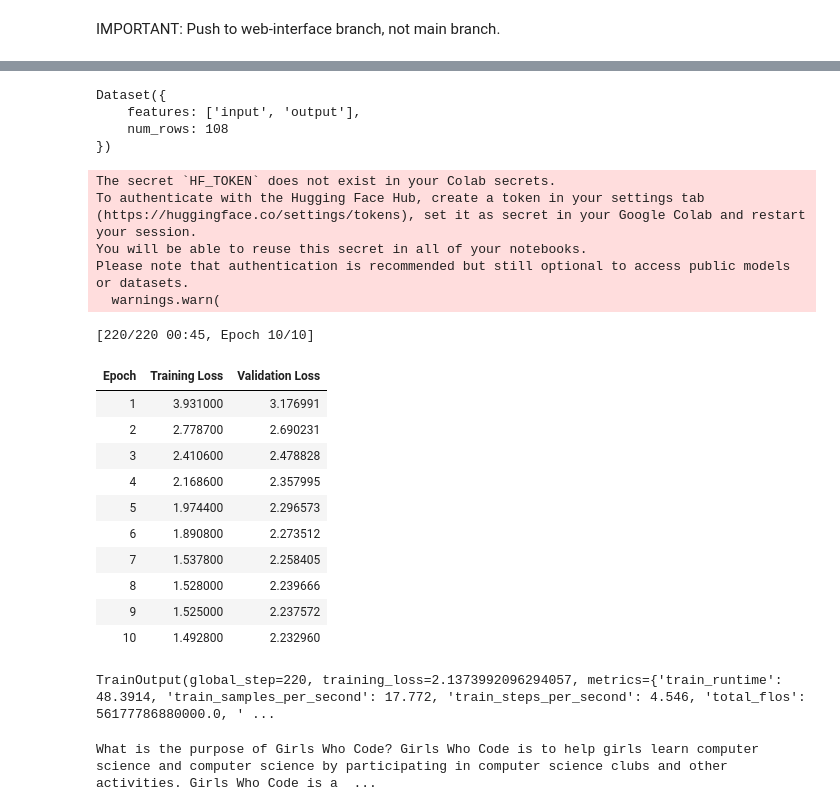
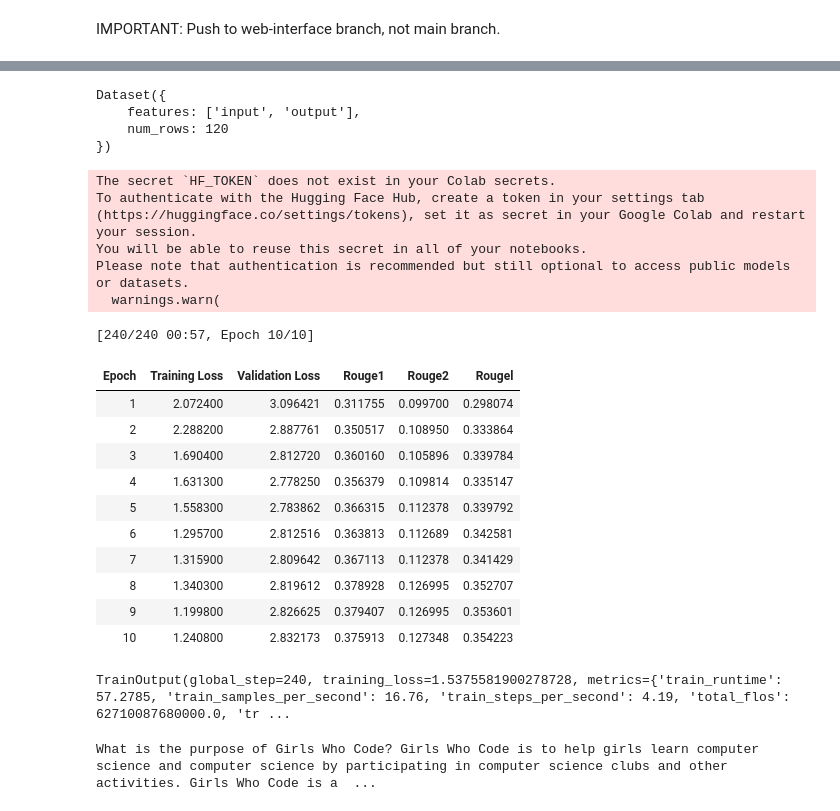
Before and after one commit to s-grzhang/gwc-chatbot, a Jupyter notebook: gwc_bot_working.ipynb, the cells around one changed output, grey strips where cells are left out. Drawn from its saved outputs; the diff is of its cells as text; code cells hidden in the pictures.

Commit message:
Apply ROUGE

```diff
--- a/gwc_bot_working.ipynb
+++ b/gwc_bot_working.ipynb
@@ -27,6 +30,8 @@ Requirement already satisfied: mpmath<1.4,>=1.1.0 in /usr/local/lib/python3.10/d
 # %%
 import pandas as pd
 from datasets import Dataset
+from trl import PPOTrainer, PPOConfig
+from evaluate import load
 
 # Load the DataFrame from the CSV file
 file_path = '/content/drive/My Drive/gwc_chatbot_data_revised.csv'
@@ -38,13 +43,10 @@ df['output'] = df['Bot Response']
 
 # Create a Dataset from the DataFrame
 dataset = Dataset.from_pandas(df[['input', 'output']])
-
-# Display the dataset
-print(dataset)
 # %% [output]
 Dataset({
     features: ['input', 'output'],
-    num_rows: 108
+    num_rows: 120
 })
 # %%
 from transformers import AutoTokenizer, GPT2LMHeadModel
@@ -75,52 +77,89 @@ Please note that authentication is recommended but still optional to access publ
 # %%
 # Split the dataset into train and test sets
 tokenized_datasets = tokenized_datasets.train_test_split(test_size=0.2)
+# %%
+import evaluate
+rouge_metric = evaluate.load("rouge")
+# %%
+from transformers import DataCollatorForLanguageModeling, Trainer, TrainingArguments
+import numpy as np
+from transformers import pipeline
+
+import numpy as np
+
+def compute_metrics(eval_pred):
+    predictions, labels = eval_pred
+
+    # Predictions might be logits, convert them to token IDs using argmax along the last axis
+    preds_ids = np.argmax(predictions, axis=-1)
+
+    # Decode the predicted IDs and labels into text
+    preds_text = []
+    for pred in preds_ids:
+        if isinstance(pred, list) or isinstance(pred, np.ndarray):
+            pred = [p for p in pred if p < tokenizer.vocab_size]  # Filter invalid token IDs
+        preds_text.append(tokenizer.decode(pred, skip_special_tokens=True))
+
+    # Decode labels (ignoring -100, which is padding)
+    labels_text = []
+    for label in labels:
+        label = [l for l in label if l != -100]  # Remove padding (-100)
+        labels_text.append(tokenizer.decode(label, skip_special_tokens=True))
+
+    # Calculate ROUGE score
+    results = rouge_metric.compute(predictions=preds_text, references=labels_text)
+
+    # Directly return the ROUGE scores as floating-point values
+    return {
+        "rouge1": results["rouge1"],
+        "rouge2": results["rouge2"],
+        "rougeL": results["rougeL"],
+    }
 # %%
-from transformers import DataCollatorForLanguageModeling, Trainer, TrainingArguments
-
 # Define the data collator for language modeling
 data_collator = DataCollatorForLanguageModeling(tokenizer=tokenizer, mlm=False)
 
 # Define the training arguments
 training_args = TrainingArguments(
     output_dir="./results",
     evaluation_strategy="epoch",
     learning_rate=2e-5,
     per_device_train_batch_size=4, #or 8
     per_device_eval_batch_size=4,
     num_train_epochs=10,  # You can adjust the number of epochs
     weight_decay=0.01,
     logging_dir='./logs',
     logging_steps=10,
     save_steps=500,
     save_total_limit=2
 )
 
 # Define the Trainer
 trainer = Trainer(
     model=model,
     args=training_args,
     train_dataset=tokenized_datasets["train"],
     eval_dataset=tokenized_datasets["test"],
-    data_collator=data_collator
+    data_collator=data_collator,
+    compute_metrics=compute_metrics
 )
 
 # Train the model
 trainer.train()
 # %% [output]
-[220/220 00:45, Epoch 10/10]
+[240/240 00:57, Epoch 10/10]
-| Epoch | Training Loss | Validation Loss |
-| 1 | 3.931000 | 3.176991 |
-| 2 | 2.778700 | 2.690231 |
-| 3 | 2.410600 | 2.478828 |
-| 4 | 2.168600 | 2.357995 |
-| 5 | 1.974400 | 2.296573 |
-| 6 | 1.890800 | 2.273512 |
-| 7 | 1.537800 | 2.258405 |
-| 8 | 1.528000 | 2.239666 |
-| 9 | 1.525000 | 2.237572 |
-| 10 | 1.492800 | 2.232960 |
+| Epoch | Training Loss | Validation Loss | Rouge1 | Rouge2 | Rougel |
+| 1 | 2.072400 | 3.096421 | 0.311755 | 0.099700 | 0.298074 |
+| 2 | 2.288200 | 2.887761 | 0.350517 | 0.108950 | 0.333864 |
+| 3 | 1.690400 | 2.812720 | 0.360160 | 0.105896 | 0.339784 |
+| 4 | 1.631300 | 2.778250 | 0.356379 | 0.109814 | 0.335147 |
+| 5 | 1.558300 | 2.783862 | 0.366315 | 0.112378 | 0.339792 |
+| 6 | 1.295700 | 2.812516 | 0.363813 | 0.112689 | 0.342581 |
+| 7 | 1.315900 | 2.809642 | 0.367113 | 0.112378 | 0.341429 |
+| 8 | 1.340300 | 2.819612 | 0.378928 | 0.126995 | 0.352707 |
+| 9 | 1.199800 | 2.826625 | 0.379407 | 0.126995 | 0.353601 |
+| 10 | 1.240800 | 2.832173 | 0.375913 | 0.127348 | 0.354223 |
-TrainOutput(global_step=220, training_loss=2.1373992096294057, metrics={'train_runtime': 48.3914, 'train_samples_per_second': 17.772, 'train_steps_per_second': 4.546, 'total_flos': 56177786880000.0, ' ...
+TrainOutput(global_step=240, training_loss=1.5375581900278728, metrics={'train_runtime': 57.2785, 'train_samples_per_second': 16.76, 'train_steps_per_second': 4.19, 'total_flos': 62710087680000.0, 'tr ...
 # %%
 import torch
 
```
Also changed, not shown: parts of 1 cell of this notebook.
